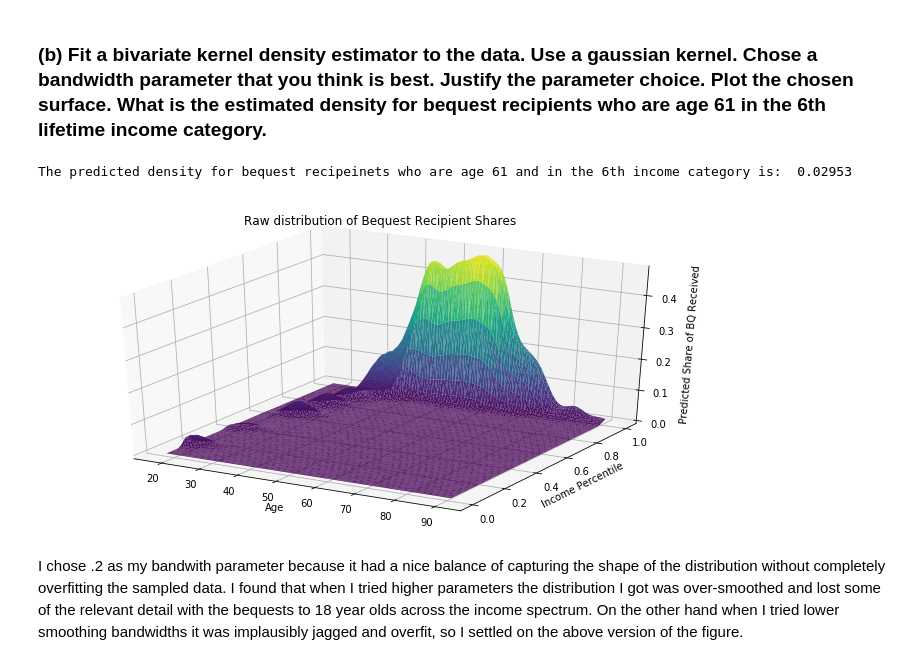
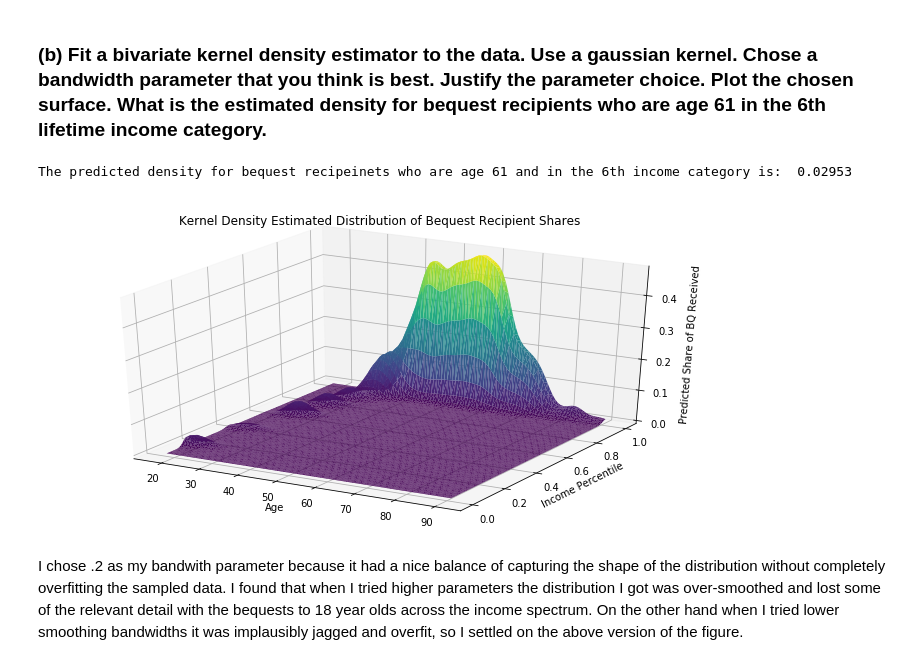
Before and after one commit to ekarsten/persp-research-econ_Spr20, a Jupyter notebook: ProblemSets/PS1/Karsten_PS1_Solutions.ipynb, the cells around one changed output. Saved outputs shown, nothing was run; the diff lists cells and outputs as text; code cells hidden in the pictures.

```diff
--- a/ProblemSets/PS1/Karsten_PS1_Solutions.ipynb
+++ b/ProblemSets/PS1/Karsten_PS1_Solutions.ipynb
@@ -116,26 +116,26 @@ ax.set_zlabel('Share of BQ Received');
 # %%
 from scipy.stats import gaussian_kde
 from itertools import product
 
 bq_obs = pd.read_csv('data/BQ_ind_data.txt')
 x_grid = np.array(list(product(np.linspace(18, 91, 100), np.linspace(0, 1, 100))))
 
 my_kde = gaussian_kde(np.array(bq_obs).T, bw_method = .2)
 plotting_probs = my_kde.evaluate(x_grid.T)
 
 fig = plt.figure(figsize=(12, 6));
 ax = fig.gca(projection='3d');
 ax.plot_trisurf(x_grid[:,0], x_grid[:,1], plotting_probs, edgecolor='none', cmap='viridis');
-ax.set_title('Raw distribution of Bequest Recipient Shares');
+ax.set_title('Kernel Density Estimated Distribution of Bequest Recipient Shares');
 ax.set_xlabel('Age');
 ax.set_ylabel('Income Percentile');
 ax.set_zlabel('Predicted Share of BQ Received');
 
 
 print("The predicted density for bequest recipeinets who are age 61 and in the 6th income category is: ",
      round(my_kde.evaluate(np.array([61, 0.94]).T)[0], 5))
 # %% [output]
 The predicted density for bequest recipeinets who are age 61 and in the 6th income category is:  0.02953
-[figure, old version]
+[figure, new version]
 # %% [markdown]
 I chose .2 as my bandwith parameter because it had a nice balance of capturing the shape of the distribution without completely overfitting the sampled data. I found that when I tried higher parameters the distribution I got was over-smoothed and lost some of the relevant detail with the bequests to 18 year olds across the income spectrum. On the other hand when I tried lower smoothing bandwidths it was implausibly jagged and overfit, so I settled on the above version of the figure.
```
